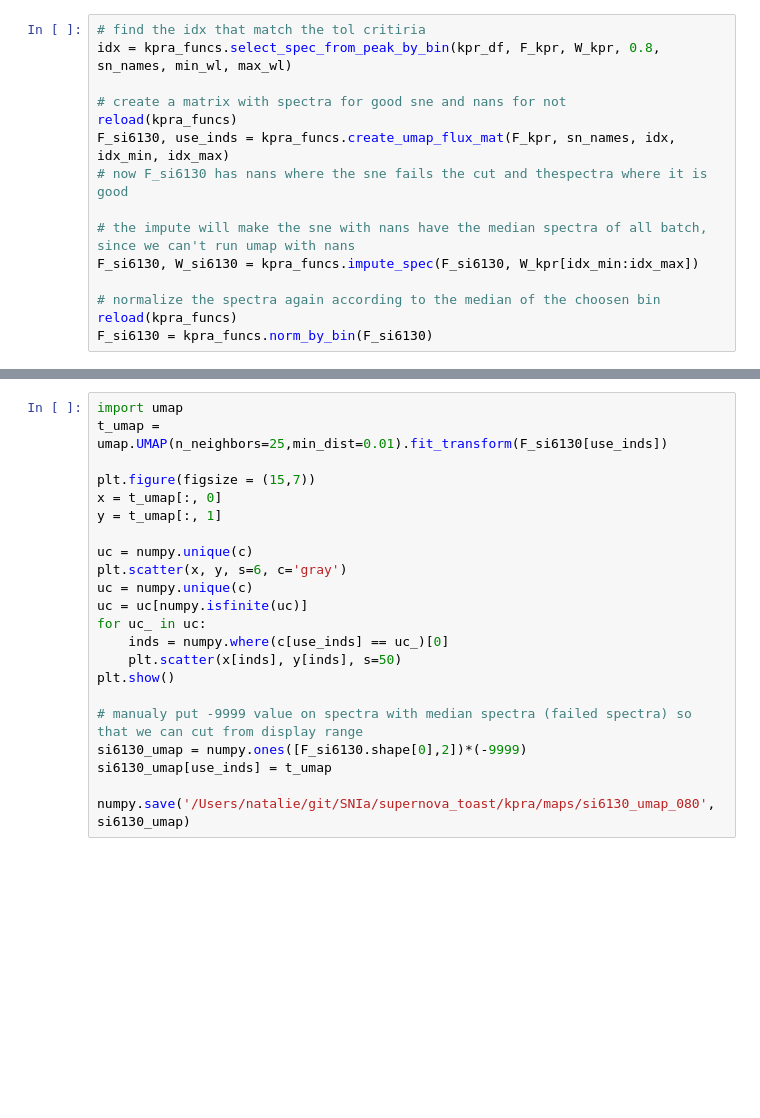
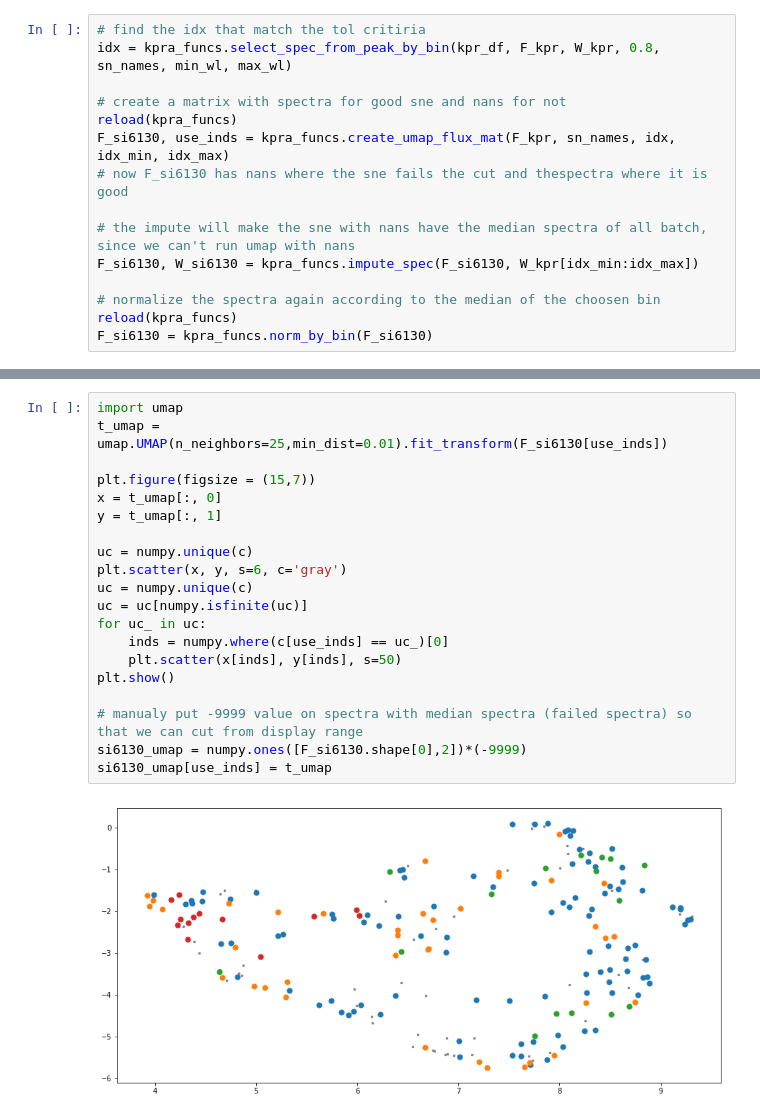
Before and after one commit to ireis/SNIa, a Jupyter notebook: kpra_maps_template.ipynb, the cells around one changed output, grey strips where cells are left out. Saved outputs shown, nothing was run; the diff lists cells and outputs as text; blank space fills up the shorter version.

```diff
--- a/kpra_maps_template.ipynb
+++ b/kpra_maps_template.ipynb
@@ -53,24 +73,24 @@ specplotlib.umap_param_scan(F_si6130[use_inds], save=False, c=c[use_inds])
 # %%
 import umap
 t_umap = umap.UMAP(n_neighbors=25,min_dist=0.01).fit_transform(F_si6130[use_inds])
 
 plt.figure(figsize = (15,7))
 x = t_umap[:, 0]
 y = t_umap[:, 1]
 
 uc = numpy.unique(c)
 plt.scatter(x, y, s=6, c='gray')
 uc = numpy.unique(c)
 uc = uc[numpy.isfinite(uc)]
 for uc_ in uc:
     inds = numpy.where(c[use_inds] == uc_)[0]
     plt.scatter(x[inds], y[inds], s=50)
 plt.show()
 
 # manualy put -9999 value on spectra with median spectra (failed spectra) so that we can cut from display range
 si6130_umap = numpy.ones([F_si6130.shape[0],2])*(-9999)
 si6130_umap[use_inds] = t_umap
-
-numpy.save('/Users/natalie/git/SNIa/supernova_toast/kpra/maps/si6130_umap_080', si6130_umap)
+# %% [output]
+[figure, added]
 # %%
 """
```
Also changed, not shown: parts of 6 cells of this notebook.
